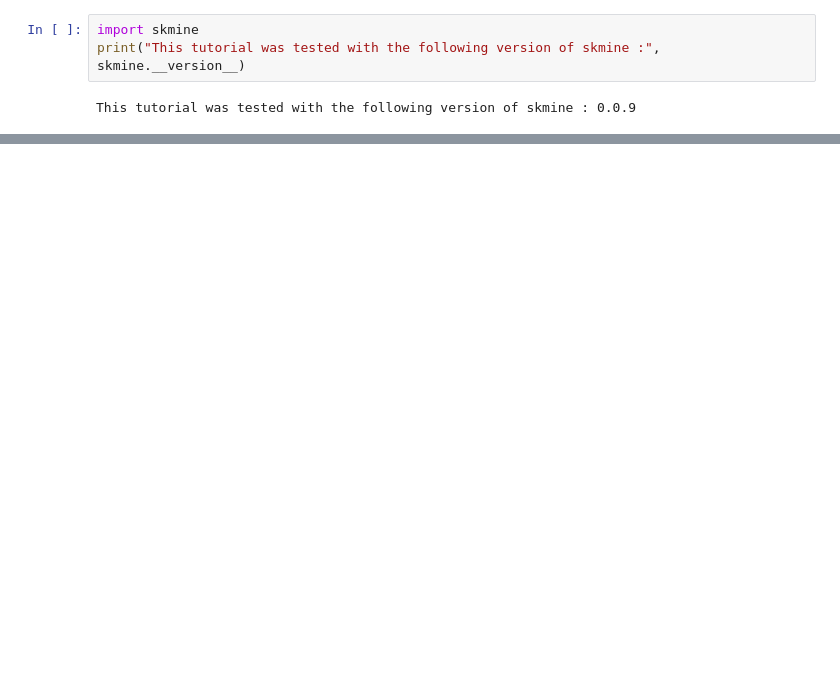
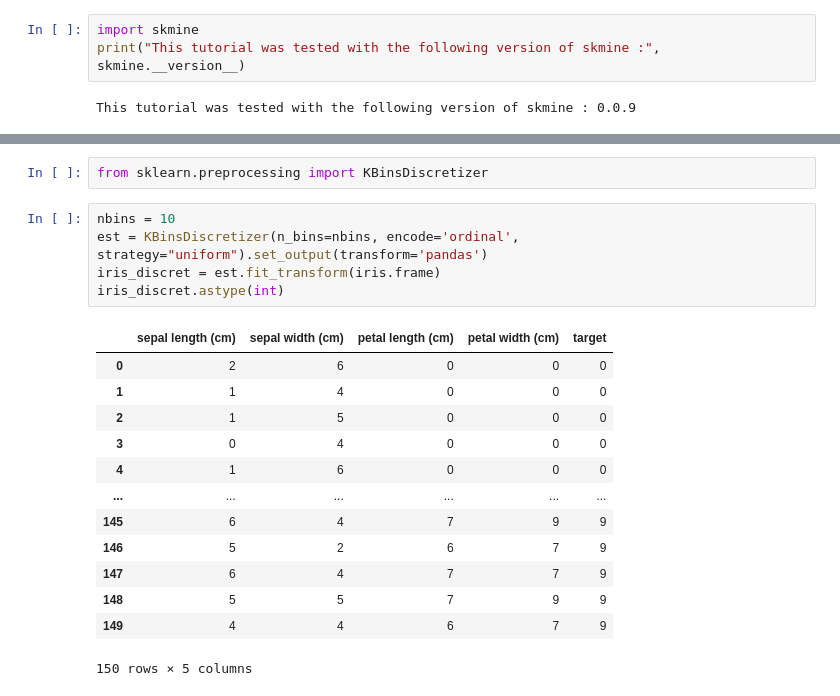
Before and after one commit to scikit-mine/scikit-mine, a Jupyter notebook: docs/tutorials/itemsets/classifier.ipynb, the cells around one changed output, grey strips where cells are left out. Drawn from its saved outputs; the diff is of its cells as text; blank space fills up the shorter version.

```diff
--- a/docs/tutorials/itemsets/classifier.ipynb
+++ b/docs/tutorials/itemsets/classifier.ipynb
@@ -67,0 +66,21 @@ fig.show()
+# %%
+from sklearn.preprocessing import KBinsDiscretizer
+# %%
+nbins = 10
+est = KBinsDiscretizer(n_bins=nbins, encode='ordinal', strategy="uniform").set_output(transform='pandas')
+iris_discret = est.fit_transform(iris.frame)
+iris_discret.astype(int)
+# %% [output]
+|  | sepal length (cm) | sepal width (cm) | petal length (cm) | petal width (cm) | target |
+| 0 | 2 | 6 | 0 | 0 | 0 |
+| 1 | 1 | 4 | 0 | 0 | 0 |
+| 2 | 1 | 5 | 0 | 0 | 0 |
+| 3 | 0 | 4 | 0 | 0 | 0 |
+| 4 | 1 | 6 | 0 | 0 | 0 |
+| ... | ... | ... | ... | ... | ... |
+| 145 | 6 | 4 | 7 | 9 | 9 |
+| 146 | 5 | 2 | 6 | 7 | 9 |
+| 147 | 6 | 4 | 7 | 7 | 9 |
+| 148 | 5 | 5 | 7 | 9 | 9 |
+| 149 | 4 | 4 | 6 | 7 | 9 |
+150 rows × 5 columns
```
Also changed, not shown: parts of 14 cells of this notebook, 3 other files.
